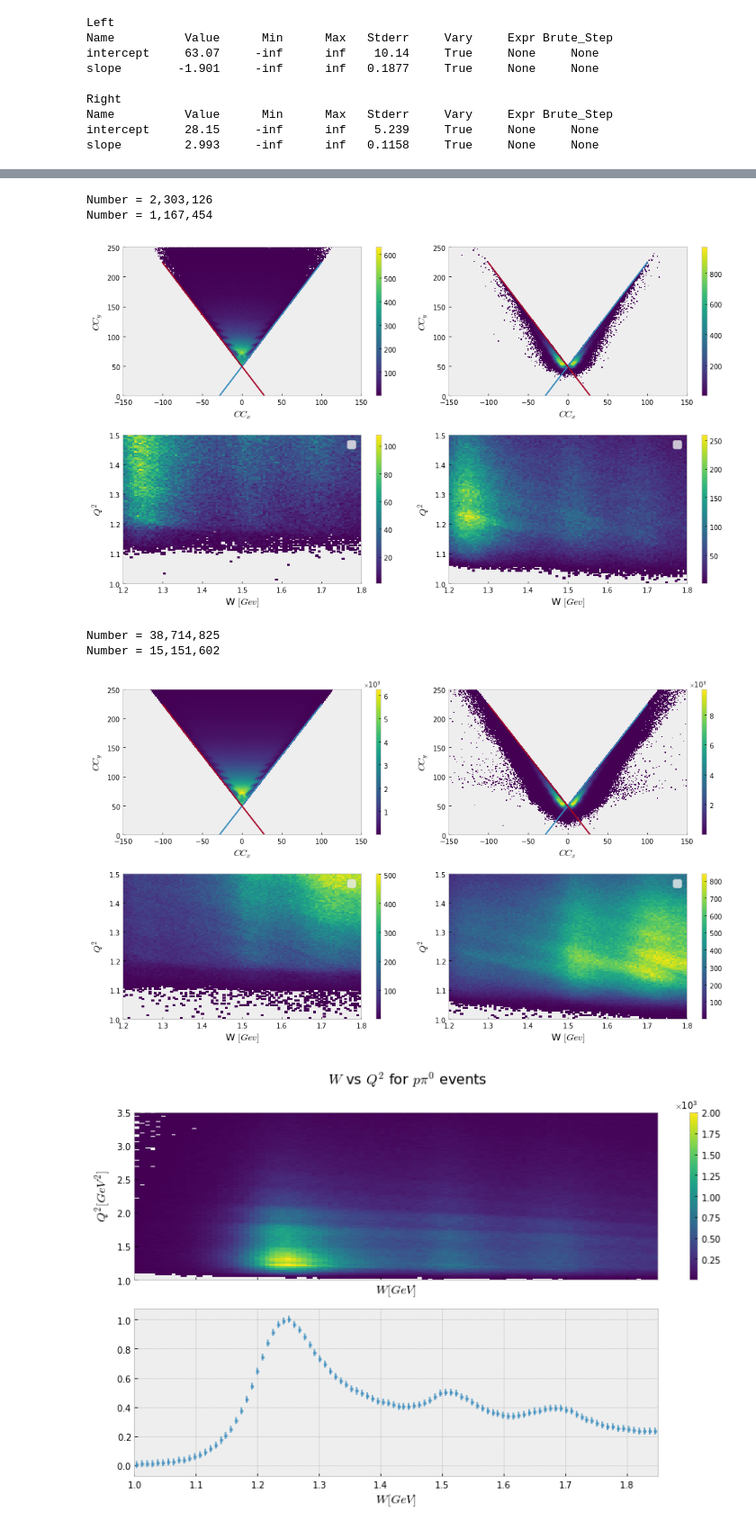
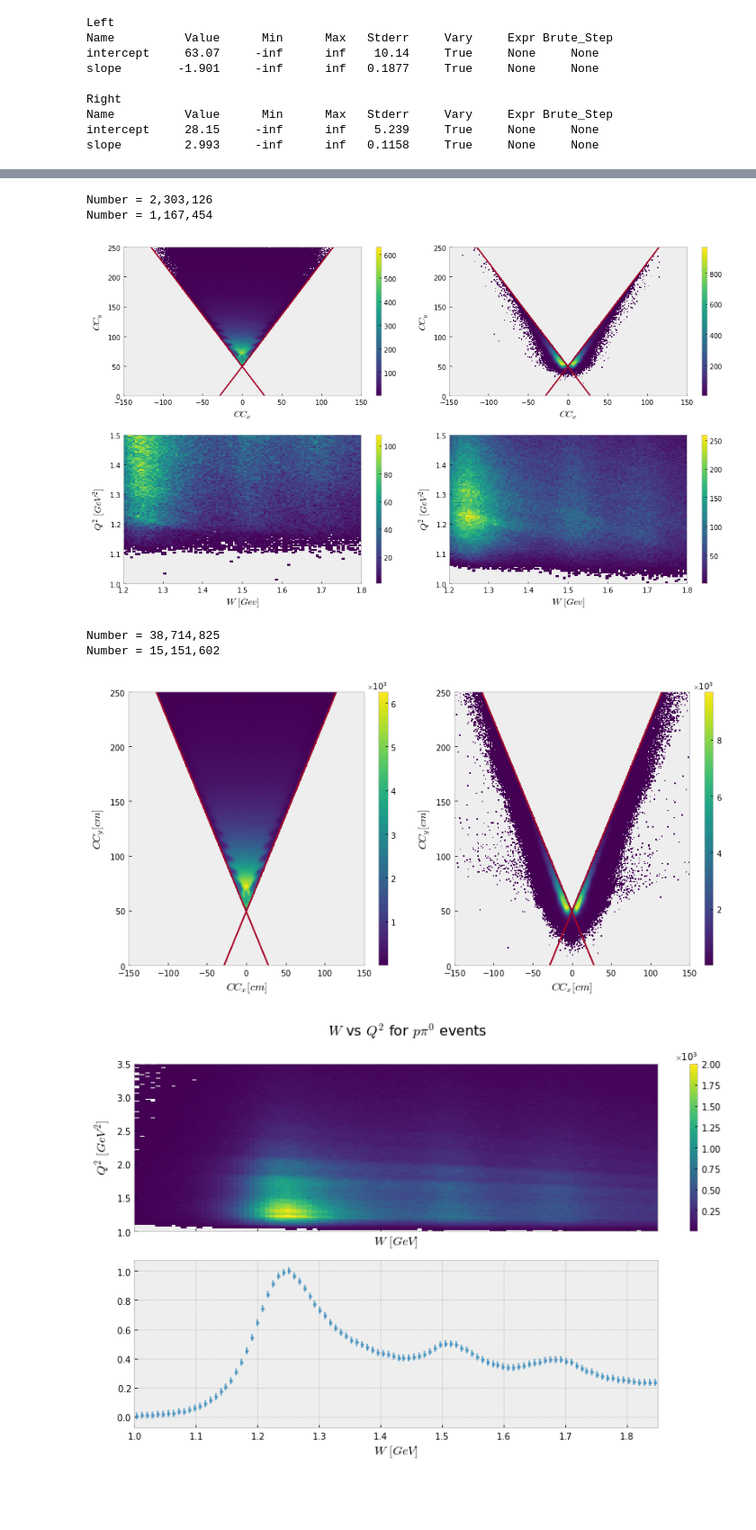
Before and after one commit to tylern4/analysisNotebooks, a Jupyter notebook: Fit_fiducial.ipynb, the cells around one changed output, grey strips where cells are left out. Shown at 90% size. Drawn from its saved outputs; the diff is of its cells as text; code cells hidden in the pictures; blank space fills up the shorter version.

```diff
--- a/Fit_fiducial.ipynb
+++ b/Fit_fiducial.ipynb
@@ -31,6 +31,9 @@ from lmfit.models import *
 from lmfit import Model
 
 import inspect
+
+COLOR_BLUE='#348ABD'
+COLOR_RED='#A60628'
 # %%
 plt.style.use('fast')
 # plt.rcParams['axes.grid'] = True
@@ -508,69 +522,61 @@ for i, cut_mask in enumerate([cuts, ~cuts]):
 
     hist.fill(fid_data[do_cuts].y, fid_data[do_cuts].x)
     plot2D(ax[0,i],hist)
-    xs = np.linspace(-50,100, 250)
+    xs = np.linspace(-50, 120, 250)
     ax[0, i].set_ylim(0, 250)
-    ax[0, i].plot(xs,line(xs, slope, intercept))
-    ax[0, i].plot(-xs,line(-xs, -slope, intercept))
+    ax[0, i].plot(xs,line(xs, slope, intercept), c=COLOR_RED)
+    ax[0, i].plot(-xs,line(-xs, -slope, intercept), c=COLOR_RED)
     #plt.show()
 
     #fig, ax = plt.subplots(figsize=[18,9])
     hist = bh.Histogram(
-            bh.axis.Regular(100, 1.2, 1.8, metadata="W $[Gev]$"),
-            bh.axis.Regular(100, 1.0, 1.5, metadata="$Q^2$")
+            bh.axis.Regular(100, 1.2, 1.8, metadata="$W~[Gev]$"),
+            bh.axis.Regular(100, 1.0, 1.5, metadata="$Q^2~[GeV^2]$")
         )
 
     hist.fill(fid_data[do_cuts].w, fid_data[do_cuts].q2)
     plot2D(ax[1,i],hist)
     print(f'Number = {fid_data[do_cuts].w.to_numpy().shape[0]:,}')
-    ax[1, i].legend([f'Number = {fid_data[do_cuts].w.to_numpy().shape[0]:,}'])
+    # ax[1, i].legend([f'Number = {fid_data[do_cuts].w.to_numpy().shape[0]:,}'])
 
 plt.tight_layout()
 # %% [output]
 Number = 2,303,126
 Number = 1,167,454
-[figure, old version]
+[figure, new version]
 # %%
 slope = 1.75
 intercept = 49
 
 def line(xs, slope, intercept):
     return slope*xs + intercept
 
 cuts = (fid_data.x > cut(fid_data.y, -slope, intercept)) & (fid_data.x > cut(fid_data.y, slope, intercept))
 
-fig, ax = plt.subplots(nrows=2, ncols=2,figsize=[14,8])
+fig, ax = plt.subplots(nrows=1, ncols=2,figsize=[12, 6])
 for i, cut_mask in enumerate([cuts, ~cuts]):
     do_cuts = (cut_mask) & (fid_data.type == "other")
     hist = bh.Histogram(
-            bh.axis.Regular(500, -150, 150, metadata="$CC_x$"),
-            bh.axis.Regular(500, 0, 250, metadata="$CC_y$")
+            bh.axis.Regular(500, -150, 150, metadata="$CC_x [cm]$"),
+            bh.axis.Regular(500, 0, 250, metadata="$CC_y [cm]$")
         )
 
     hist.fill(fid_data[do_cuts].y, fid_data[do_cuts].x)
-    plot2D(ax[0,i],hist)
-    xs = np.linspace(-50,100, 250)
-    ax[0, i].set_ylim(0, 250)
-    ax[0, i].plot(xs,line(xs, slope, intercept))
-    ax[0, i].plot(-xs,line(-xs, -slope, intercept))
-    #plt.show()
+    plot2D(ax[i],hist)
+    xs = np.linspace(-50,120, 250)
+    ax[i].set_ylim(0, 250)
+    ax[i].plot(xs,line(xs, slope, intercept), c=COLOR_RED, lw=2)
+    ax[i].plot(-xs,line(-xs, -slope, intercept), c=COLOR_RED, lw=2)
 
-    #fig, ax = plt.subplots(figsize=[18,9])
-    hist = bh.Histogram(
-            bh.axis.Regular(100, 1.2, 1.8, metadata="W $[Gev]$"),
-            bh.axis.Regular(100, 1.0, 1.5, metadata="$Q^2$")
-        )
 
-    hist.fill(fid_data[do_cuts].w, fid_data[do_cuts].q2)
-    plot2D(ax[1,i],hist)
     print(f'Number = {fid_data[do_cuts].w.to_numpy().shape[0]:,}')
     #ax[1, i].legend([f'Number = {fid_data[do_cuts].w.to_numpy().shape[0]:,}'])
 
 plt.tight_layout()
 # %% [output]
 Number = 38,714,825
 Number = 15,151,602
-[figure, old version]
+[figure, new version]
 # %%
 fig, ax = plt.subplots(nrows=2, ncols=1,figsize=[10,7], sharex=True, constrained_layout=True)
 
```
Also changed, not shown: parts of 11 cells of this notebook, 5 other files.
